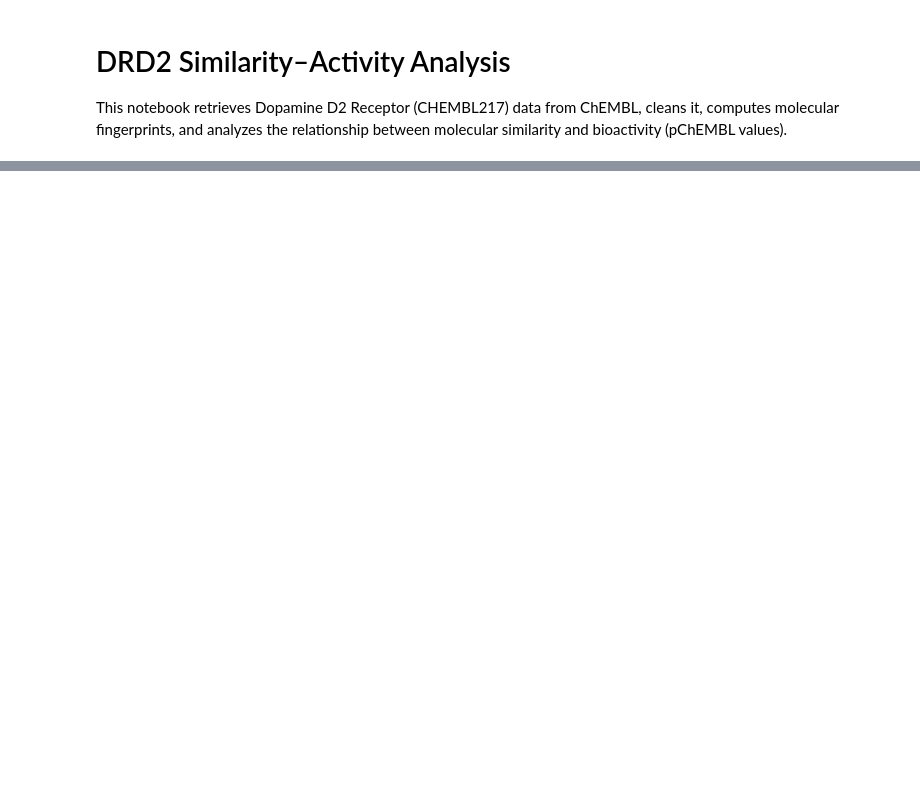
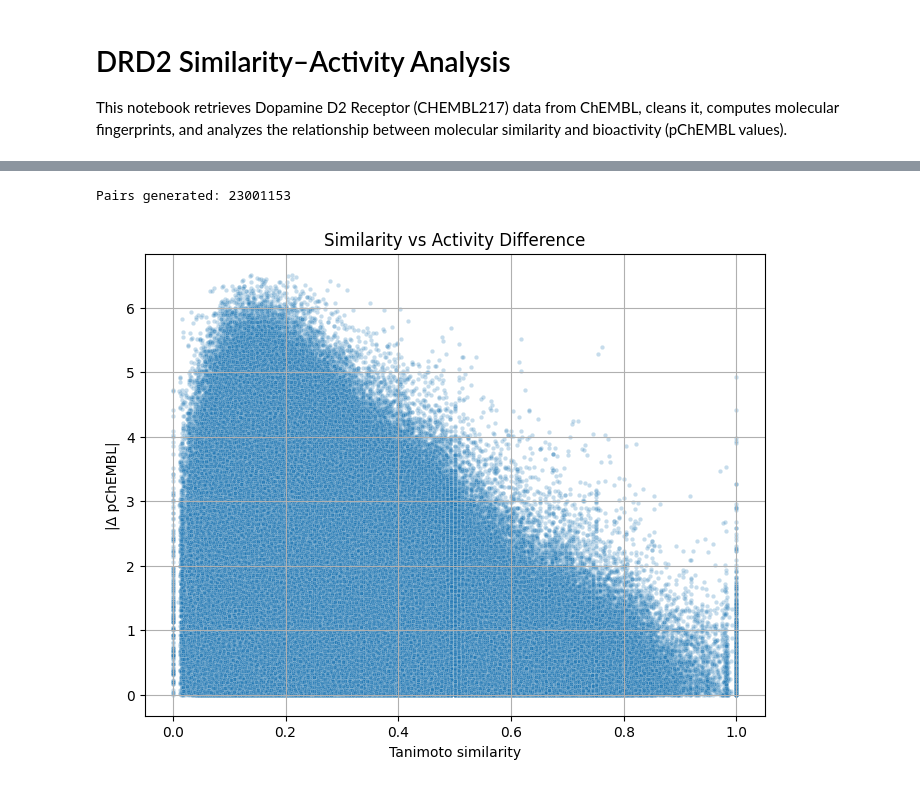
Before and after one commit to apoorvapu/data_science, a Jupyter notebook: DRD2_similarity_activity_analysis.ipynb, the cells around one changed output, grey strips where cells are left out. Saved outputs shown, nothing was run; the diff lists cells and outputs as text; code cells hidden in the pictures; blank space fills up the shorter version.

```diff
--- a/DRD2_similarity_activity_analysis.ipynb
+++ b/DRD2_similarity_activity_analysis.ipynb
@@ -144,0 +208,34 @@ print("Saved output CSV files.")
+# %%
+# 3) Similarity sampling
+N = len(df)
+n_samples = (N*(N-1))//2   # use all possible pairs
+
+from rdkit import DataStructs
+import itertools
+
+pairs = []
+for i, j in itertools.combinations(range(N), 2):  # all unique pairs
+    fp1, fp2 = df.at[i, 'fp'], df.at[j, 'fp']
+    sim = DataStructs.TanimotoSimilarity(fp1, fp2)
+    act_diff = abs(df.at[i, 'pchembl_value'] - df.at[j, 'pchembl_value'])
+    pairs.append({
+        'i': i,
+        'j': j,
+        'similarity': sim,
+        'activity_difference': act_diff
+    })
+
+pairs_df = pd.DataFrame(pairs)
+print("Pairs generated:", len(pairs_df))
+# %% [output]
+Pairs generated: 23001153
+# %%
+# 4) Scatter: similarity vs activity difference
+plt.figure(figsize=(8,6))
+sns.scatterplot(
+    data=pairs_df,
+    x='similarity', y='activity_difference', alpha=0.25, s=10)
+plt.xlabel("Tanimoto similarity"); plt.ylabel("|Δ pChEMBL|")
+plt.title("Similarity vs Activity Difference"); plt.grid(True); plt.show()
+# %% [output]
+[figure, added]
```
Also changed, not shown: parts of 18 cells of this notebook.
